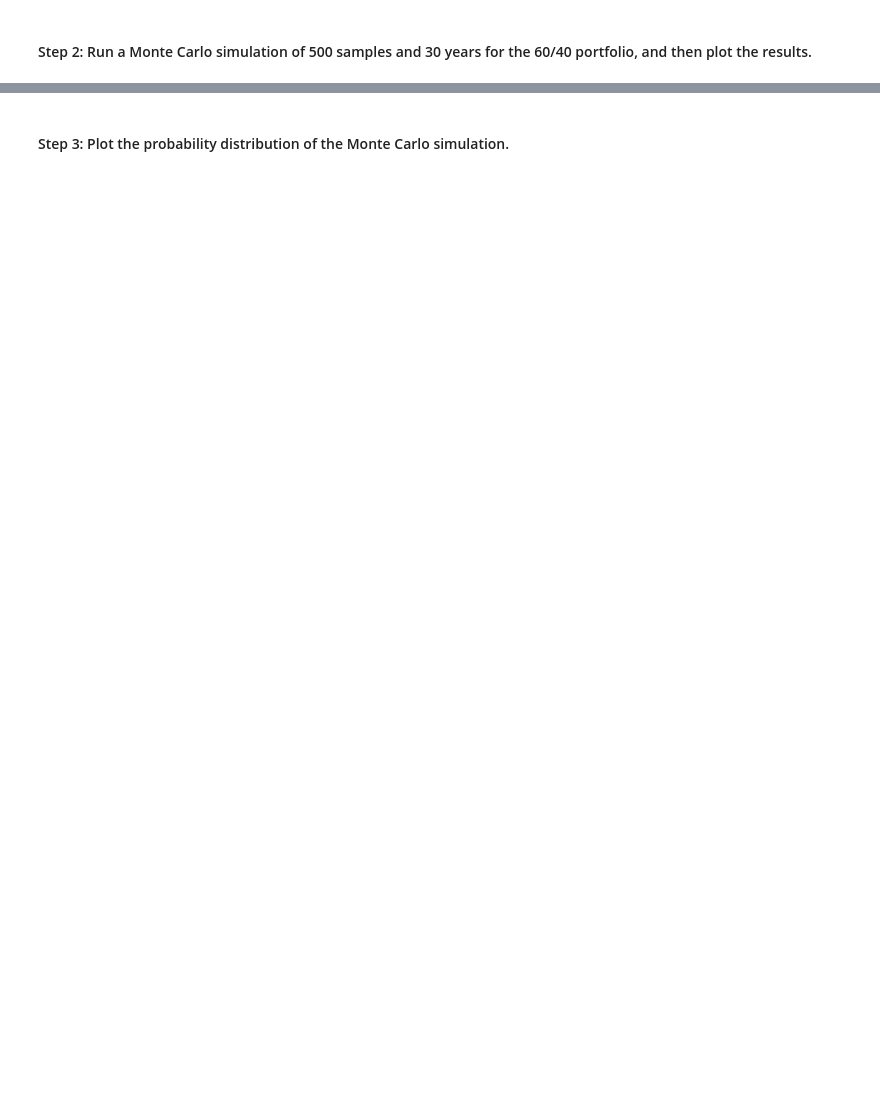
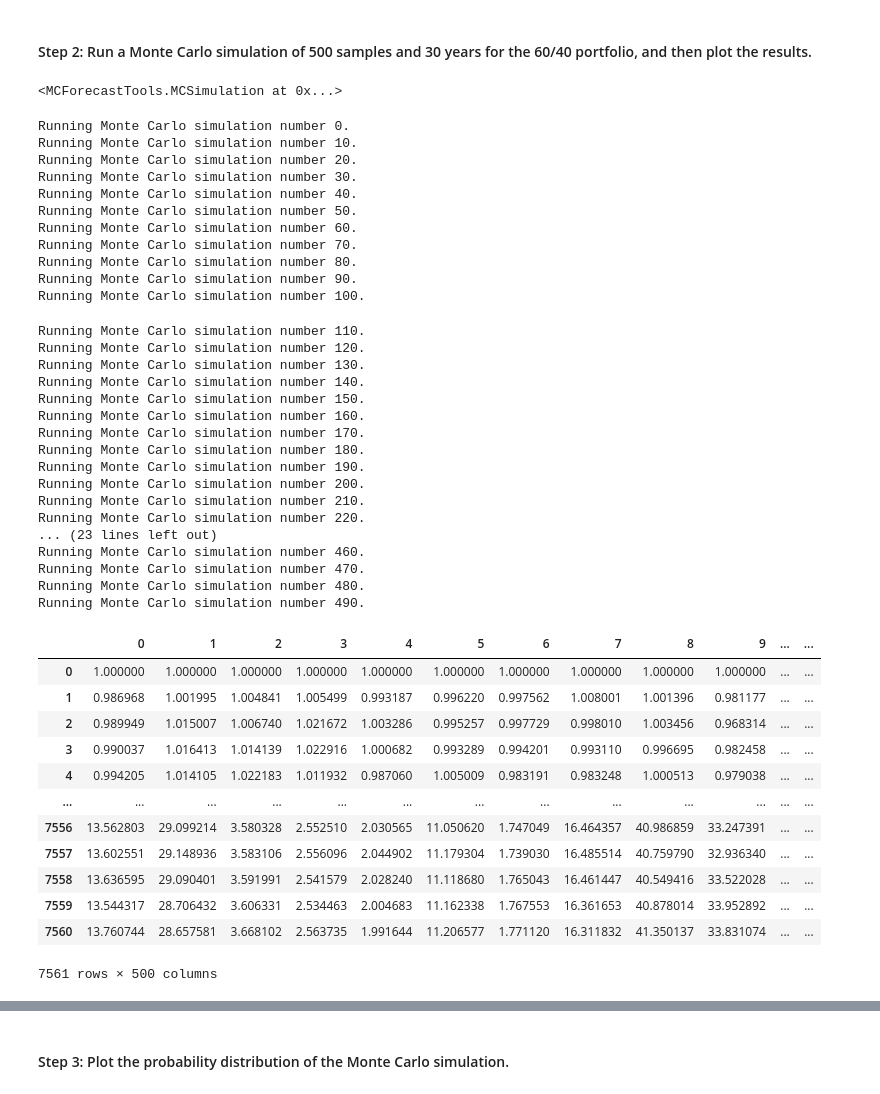
Before and after one commit to winniemei/Fintech2022, a Jupyter notebook: Assignment5/financial_planning_tools.ipynb, the cells around one changed output, grey strips where cells are left out. Drawn from its saved outputs; the diff is of its cells as text; code cells hidden in the pictures; blank space fills up the shorter version.

Commit message:
more monte carlo

```diff
--- a/Assignment5/financial_planning_tools.ipynb
+++ b/Assignment5/financial_planning_tools.ipynb
@@ -460,13 +477,62 @@ display(prices_df.tail())
 # Configure the Monte Carlo simulation to forecast 30 years cumulative returns
 # The weights should be split 40% to AGG and 60% to SPY.
 # Run 500 samples.
-# YOUR CODE HERE
+thirty_year_simulation = MCSimulation(
+    portfolio_data=prices_df,
+    weights=[0.60, 0.40],
+    num_simulation=500,
+    num_trading_days=252*30,
+)
 
 # Review the simulation input data
-# YOUR CODE HERE
+thirty_year_simulation
+# %% [output]
+<MCForecastTools.MCSimulation at 0x...>
 # %%
 # Run the Monte Carlo simulation to forecast 30 years cumulative returns
-# YOUR CODE HERE
+thirty_year_simulation.calc_cumulative_return()
+# %% [output]
+Running Monte Carlo simulation number 0.
+Running Monte Carlo simulation number 10.
+Running Monte Carlo simulation number 20.
+Running Monte Carlo simulation number 30.
+Running Monte Carlo simulation number 40.
+Running Monte Carlo simulation number 50.
+Running Monte Carlo simulation number 60.
+Running Monte Carlo simulation number 70.
+Running Monte Carlo simulation number 80.
+Running Monte Carlo simulation number 90.
+Running Monte Carlo simulation number 100.
+Running Monte Carlo simulation number 110.
+Running Monte Carlo simulation number 120.
+Running Monte Carlo simulation number 130.
+Running Monte Carlo simulation number 140.
+Running Monte Carlo simulation number 150.
+Running Monte Carlo simulation number 160.
+Running Monte Carlo simulation number 170.
+Running Monte Carlo simulation number 180.
+Running Monte Carlo simulation number 190.
+Running Monte Carlo simulation number 200.
+Running Monte Carlo simulation number 210.
+Running Monte Carlo simulation number 220.
+... (23 lines left out)
+Running Monte Carlo simulation number 460.
+Running Monte Carlo simulation number 470.
+Running Monte Carlo simulation number 480.
+Running Monte Carlo simulation number 490.
+|  | 0 | 1 | 2 | 3 | 4 | 5 | 6 | 7 | 8 | 9 | ... | ... |
+| 0 | 1.000000 | 1.000000 | 1.000000 | 1.000000 | 1.000000 | 1.000000 | 1.000000 | 1.000000 | 1.000000 | 1.000000 | ... | ... |
+| 1 | 0.986968 | 1.001995 | 1.004841 | 1.005499 | 0.993187 | 0.996220 | 0.997562 | 1.008001 | 1.001396 | 0.981177 | ... | ... |
+| 2 | 0.989949 | 1.015007 | 1.006740 | 1.021672 | 1.003286 | 0.995257 | 0.997729 | 0.998010 | 1.003456 | 0.968314 | ... | ... |
+| 3 | 0.990037 | 1.016413 | 1.014139 | 1.022916 | 1.000682 | 0.993289 | 0.994201 | 0.993110 | 0.996695 | 0.982458 | ... | ... |
+| 4 | 0.994205 | 1.014105 | 1.022183 | 1.011932 | 0.987060 | 1.005009 | 0.983191 | 0.983248 | 1.000513 | 0.979038 | ... | ... |
+| ... | ... | ... | ... | ... | ... | ... | ... | ... | ... | ... | ... | ... |
+| 7556 | 13.562803 | 29.099214 | 3.580328 | 2.552510 | 2.030565 | 11.050620 | 1.747049 | 16.464357 | 40.986859 | 33.247391 | ... | ... |
+| 7557 | 13.602551 | 29.148936 | 3.583106 | 2.556096 | 2.044902 | 11.179304 | 1.739030 | 16.485514 | 40.759790 | 32.936340 | ... | ... |
+| 7558 | 13.636595 | 29.090401 | 3.591991 | 2.541579 | 2.028240 | 11.118680 | 1.765043 | 16.461447 | 40.549416 | 33.522028 | ... | ... |
+| 7559 | 13.544317 | 28.706432 | 3.606331 | 2.534463 | 2.004683 | 11.162338 | 1.767553 | 16.361653 | 40.878014 | 33.952892 | ... | ... |
+| 7560 | 13.760744 | 28.657581 | 3.668102 | 2.563735 | 1.991644 | 11.206577 | 1.771120 | 16.311832 | 41.350137 | 33.831074 | ... | ... |
+7561 rows × 500 columns
 # %%
 # Visualize the 30-year Monte Carlo simulation by creating an
 # overlay line plot
```
Also changed, not shown: parts of 4 cells of this notebook, 1 other file.
